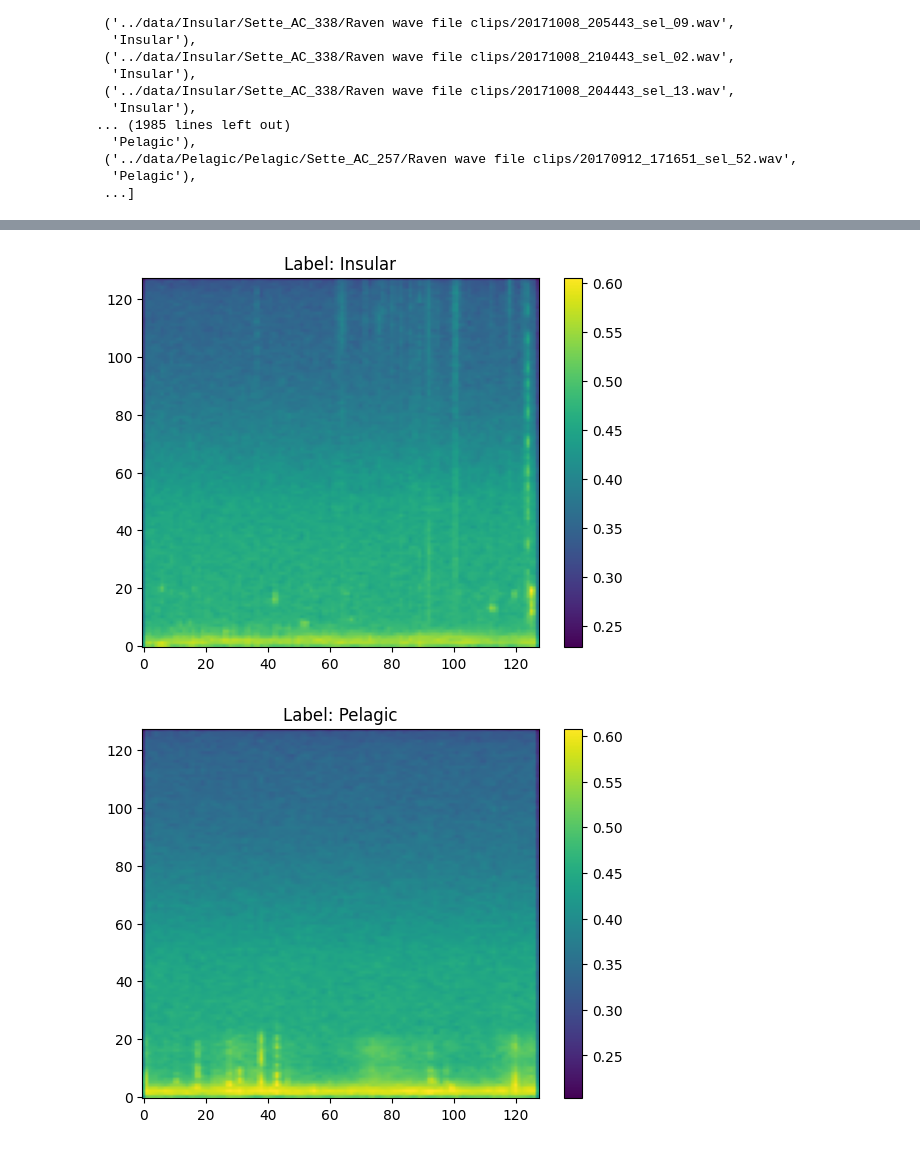
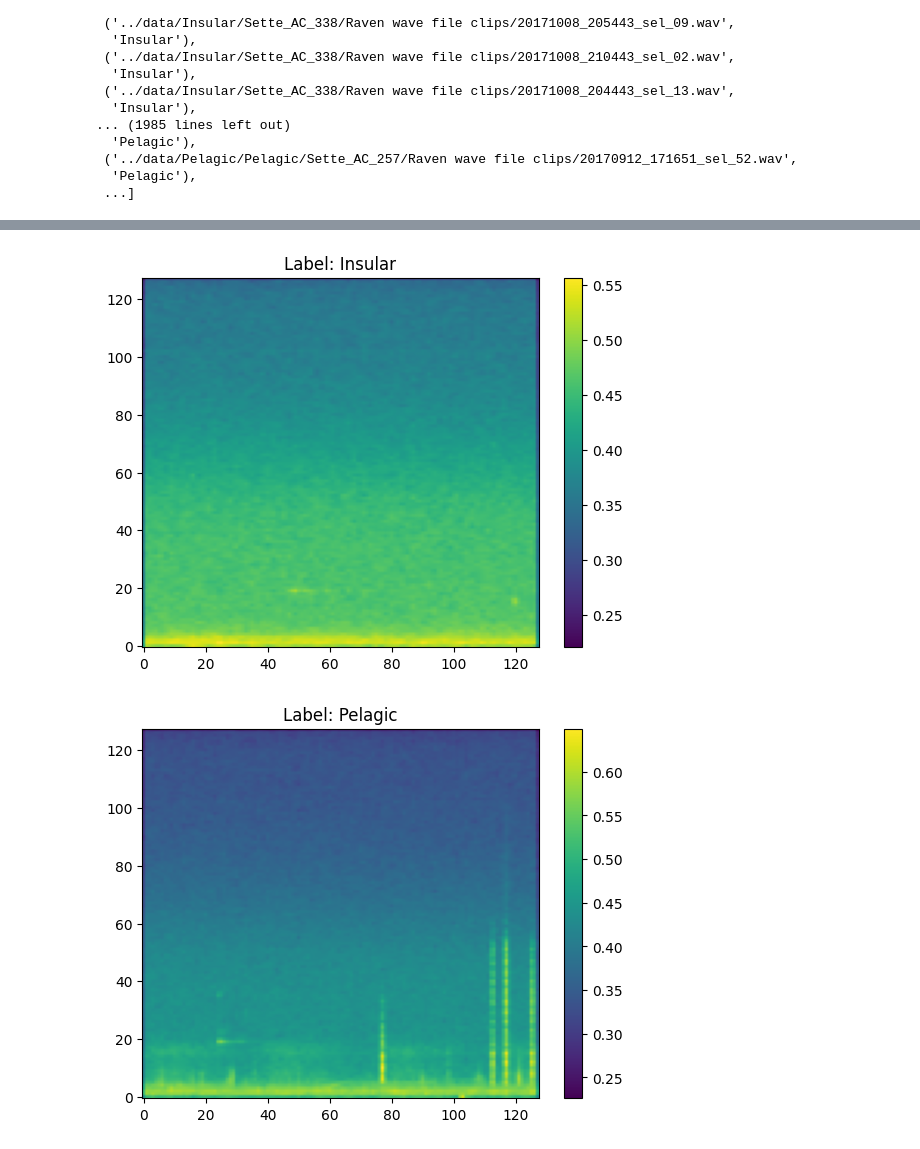
Before and after one commit to tsm4SA/masters_project, a Jupyter notebook: scripts/workbook.ipynb, the cells around one changed output, grey strips where cells are left out. Saved outputs shown, nothing was run; the diff lists cells and outputs as text; code cells hidden in the pictures.

Commit message:
updated spectrogram function to remove extra dimension not delete

```diff
--- a/scripts/workbook.ipynb
+++ b/scripts/workbook.ipynb
@@ -74,18 +74,29 @@ from skimage.transform import resize
 
 target_shape = (128, 128)
 spectrograms_resized = []
+valid_labels = []
 
-for i, s in enumerate(spectrograms):
+for i, (s, label) in enumerate(zip(spectrograms, labels)):
     try:
         resized = resize(s, target_shape, mode='constant', anti_aliasing=True)
+
+        # Fix extra singleton dimension if it appears
+        if resized.ndim == 3 and resized.shape[-1] == 1:
+            resized = np.squeeze(resized, axis=-1)
+
+        # Final shape check
         if resized.shape != target_shape:
             print(f"Warning: Resized shape mismatch at index {i}, got {resized.shape}")
             continue
+
         spectrograms_resized.append(resized)
+        valid_labels.append(label)  # keep label only if resize succeeded
+
     except Exception as e:
         print(f"Error resizing spectrogram at index {i}: {e}")
 
 
+
 # Encode labels to integers
 label_to_idx = {'Insular': 0, 'Pelagic': 1}
-y = np.array([label_to_idx[l] for l in labels])
+y = np.array([label_to_idx[l] for l in valid_labels])
@@ -125,15 +117,15 @@ Labels shape: (2179,)
 [figure]
 # %%
 plt.imshow(spectrograms_resized[150], aspect='auto', origin='lower')
-plt.title(f"Label: {labels[150]}")
+plt.title(f"Label: {valid_labels[150]}")
 plt.colorbar()
 plt.show()
 # %% [output]
-[figure, old version]
+[figure, new version]
 # %%
 plt.imshow(spectrograms_resized[1000], aspect='auto', origin='lower')
-plt.title(f"Label: {labels[1000]}")
+plt.title(f"Label: {valid_labels[1000]}")
 plt.colorbar()
 plt.show()
 # %% [output]
-[figure, old version]
+[figure, new version]
```
Also changed, not shown: parts of 2 cells of this notebook.
